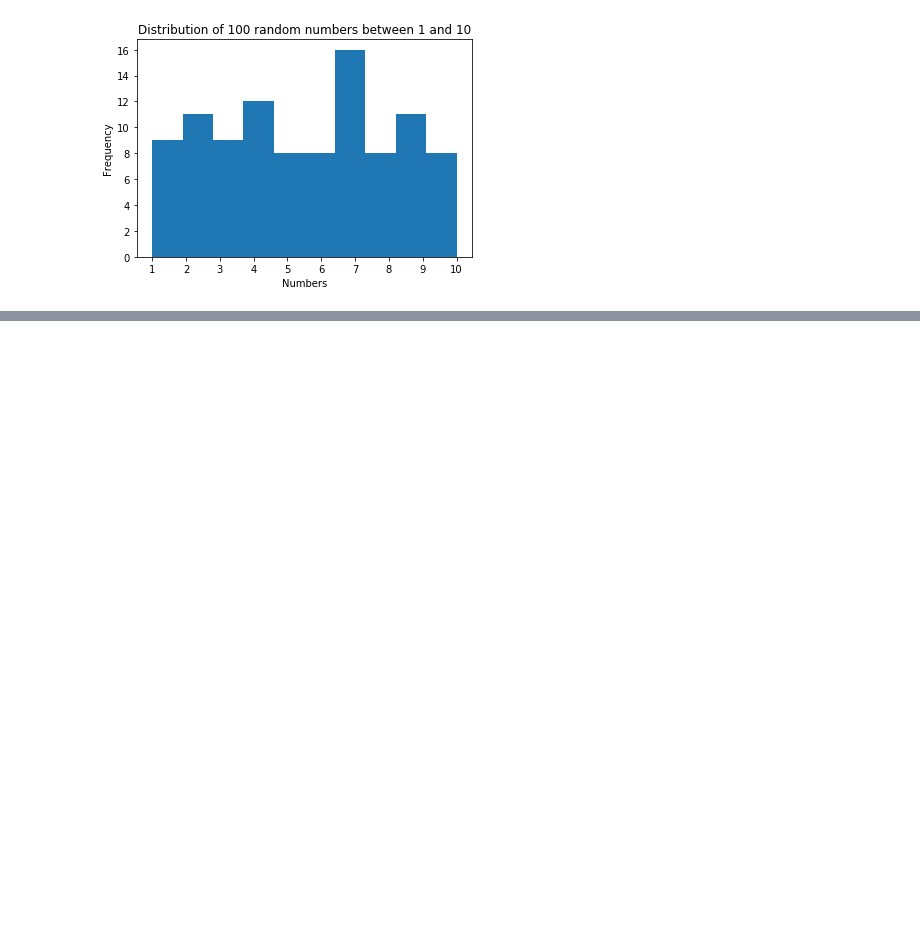
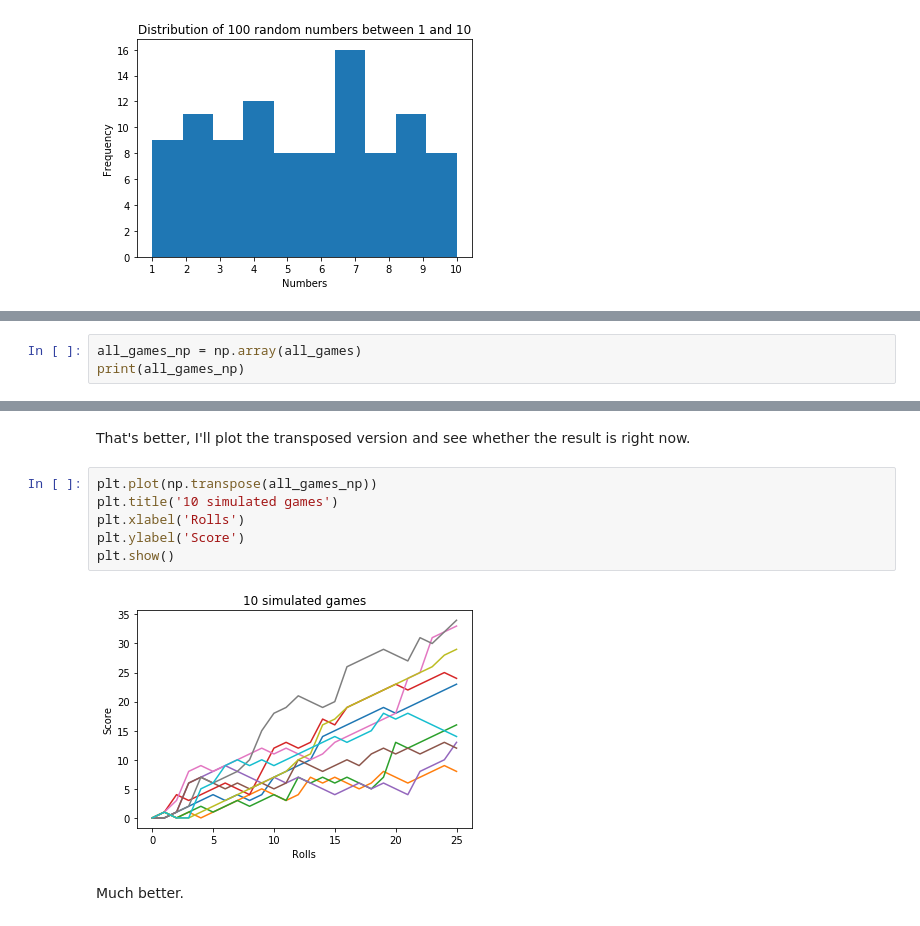
Before and after one commit to willcanniford/python-notes, a Jupyter notebook: simulation_exercise.ipynb, the cells around one changed output, grey strips where cells are left out. Drawn from its saved outputs; the diff is of its cells as text; blank space fills up the shorter version.

```diff
--- a/simulation_exercise.ipynb
+++ b/simulation_exercise.ipynb
@@ -35,0 +172,3 @@ plt.show()
+# %%
+all_games_np = np.array(all_games)
+print(all_games_np)
@@ -35,0 +216,12 @@ plt.show()
+# %% [markdown]
+That's better, I'll plot the transposed version and see whether the result is right now.
+# %%
+plt.plot(np.transpose(all_games_np))
+plt.title('10 simulated games')
+plt.xlabel('Rolls')
+plt.ylabel('Score')
+plt.show()
+# %% [output]
+[figure, added]
+# %% [markdown]
+Much better.
```
Also changed, not shown: parts of 16 cells of this notebook.
